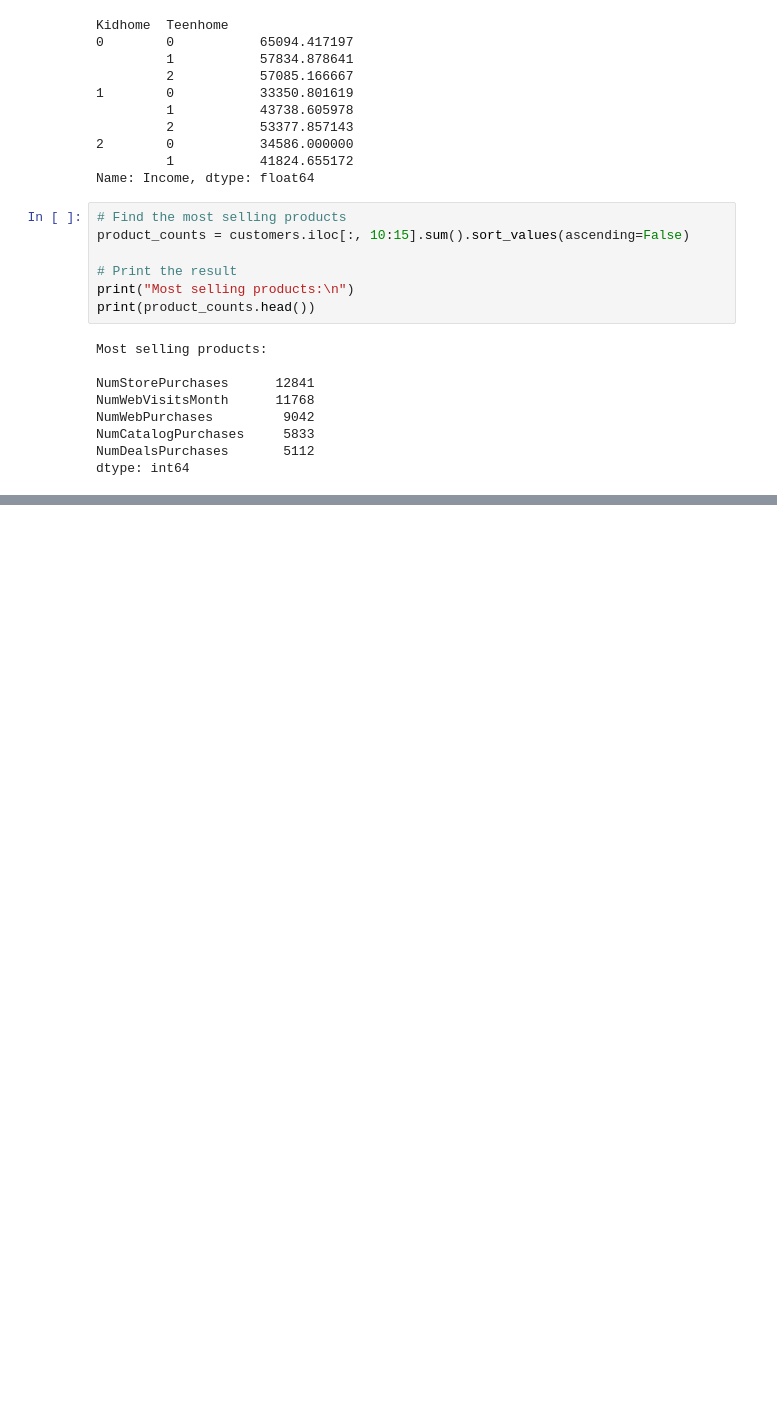
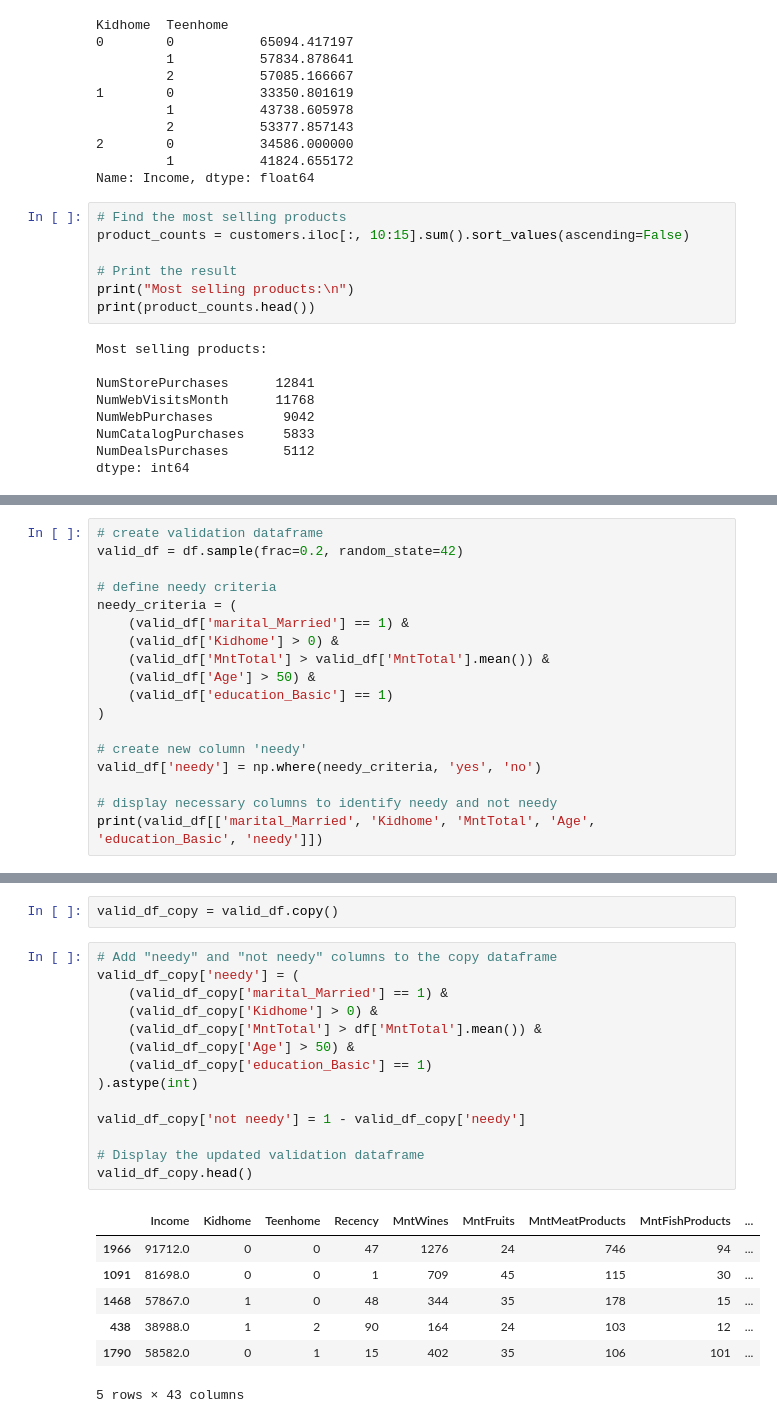
Before and after one commit to mariamusman1/Customer_Product_Analysis, a Jupyter notebook: Customer_Product_Analysis.ipynb, the cells around one changed output, grey strips where cells are left out. Cells and saved outputs as stored; diff of their text form; blank space fills up the shorter version.

```diff
--- a/Customer_Product_Analysis.ipynb
+++ b/Customer_Product_Analysis.ipynb
@@ -330,0 +448,18 @@ dtype: int64
+# %%
+# create validation dataframe
+valid_df = df.sample(frac=0.2, random_state=42)
+
+# define needy criteria
+needy_criteria = (
+    (valid_df['marital_Married'] == 1) &
+    (valid_df['Kidhome'] > 0) &
+    (valid_df['MntTotal'] > valid_df['MntTotal'].mean()) &
+    (valid_df['Age'] > 50) &
+    (valid_df['education_Basic'] == 1)
+)
+
+# create new column 'needy'
+valid_df['needy'] = np.where(needy_criteria, 'yes', 'no')
+
+# display necessary columns to identify needy and not needy
+print(valid_df[['marital_Married', 'Kidhome', 'MntTotal', 'Age', 'education_Basic', 'needy']])
@@ -330,0 +481,24 @@ dtype: int64
+# %%
+valid_df_copy = valid_df.copy()
+# %%
+# Add "needy" and "not needy" columns to the copy dataframe
+valid_df_copy['needy'] = (
+    (valid_df_copy['marital_Married'] == 1) &
+    (valid_df_copy['Kidhome'] > 0) &
+    (valid_df_copy['MntTotal'] > df['MntTotal'].mean()) &
+    (valid_df_copy['Age'] > 50) &
+    (valid_df_copy['education_Basic'] == 1)
+).astype(int)
+
+valid_df_copy['not needy'] = 1 - valid_df_copy['needy']
+
+# Display the updated validation dataframe
+valid_df_copy.head()
+# %% [output]
+|  | Income | Kidhome | Teenhome | Recency | MntWines | MntFruits | MntMeatProducts | MntFishProducts | ... |
+| 1966 | 91712.0 | 0 | 0 | 47 | 1276 | 24 | 746 | 94 | ... |
+| 1091 | 81698.0 | 0 | 0 | 1 | 709 | 45 | 115 | 30 | ... |
+| 1468 | 57867.0 | 1 | 0 | 48 | 344 | 35 | 178 | 15 | ... |
+| 438 | 38988.0 | 1 | 2 | 90 | 164 | 24 | 103 | 12 | ... |
+| 1790 | 58582.0 | 0 | 1 | 15 | 402 | 35 | 106 | 101 | ... |
+5 rows × 43 columns
```
Also changed, not shown: parts of 25 cells of this notebook.
